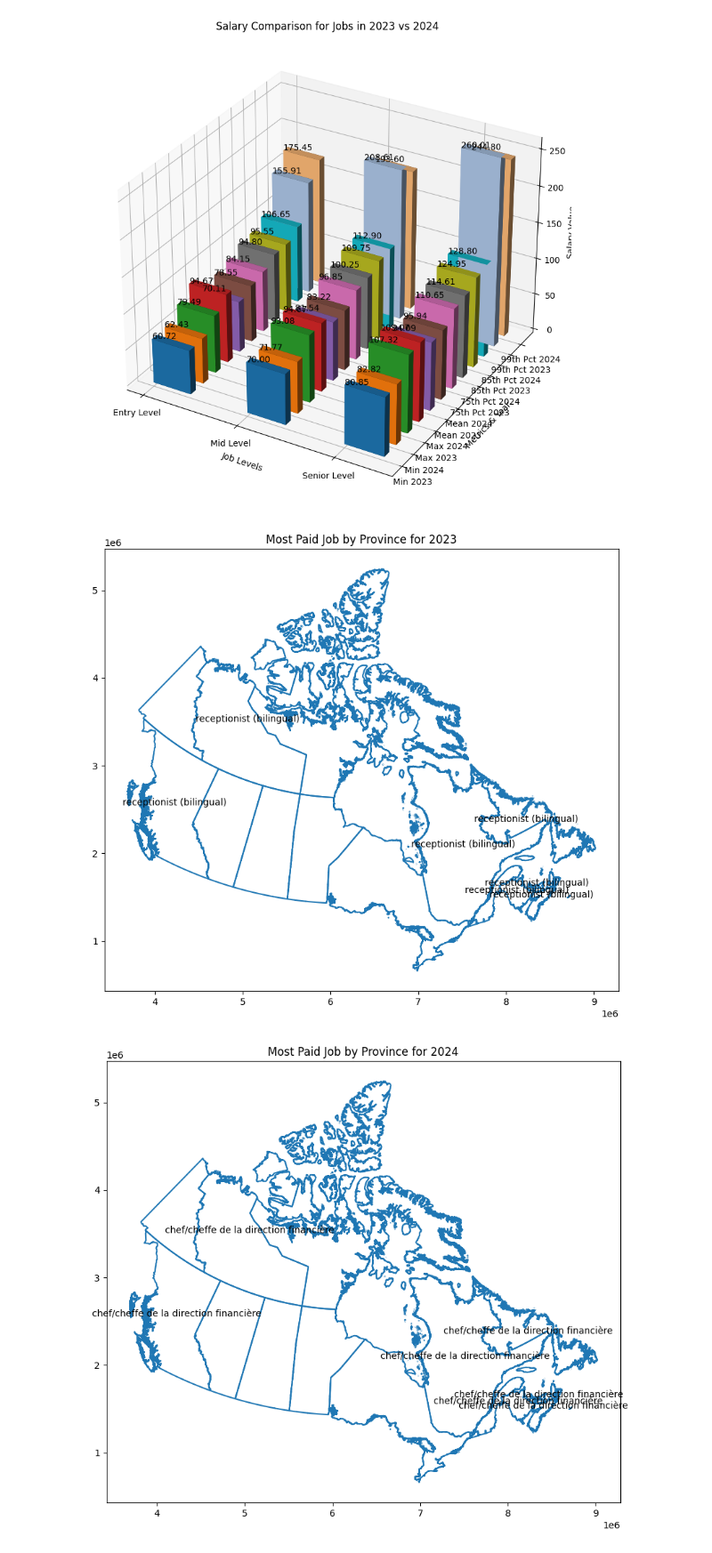
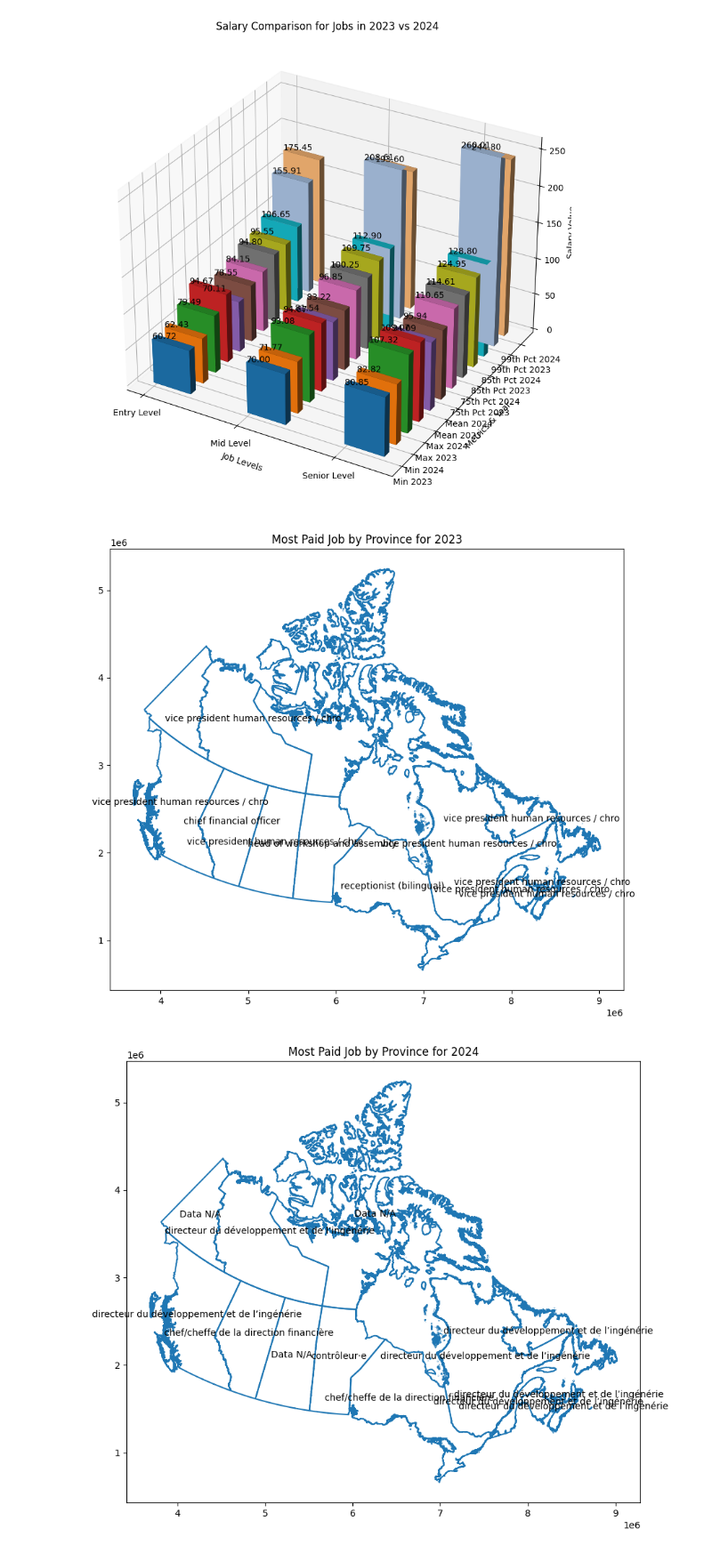
Before and after one commit to AlgoETS/Salary, a Jupyter notebook: sandbox/compare_2023_to_2024.ipynb, the cells around one changed output. Shown at 89% size. Saved outputs shown, nothing was run; the diff lists cells and outputs as text; code cells hidden in the pictures.

```diff
--- a/sandbox/compare_2023_to_2024.ipynb
+++ b/sandbox/compare_2023_to_2024.ipynb
@@ -585,24 +585,38 @@ import matplotlib.pyplot as plt
 from numpy import array, arange
 from matplotlib.cm import get_cmap
 from matplotlib.colors import Normalize
+import os
+import re
 
 def standardize_province_names(name):
+    name = name.strip().lower()
+    name = re.sub(r'/.*', '', name)
+
     mapping = {
-        'Newfoundland and Labrador': 'newfoundland & labrador',
-        'Prince Edward Island': 'prince edward island',
-        'Nova Scotia': 'nova scotia',
-        'New Brunswick': 'new brunswick',
-        'Quebec': 'québec',
-        'Ontario': 'ontario',
-        'Manitoba': 'manitoba',
-        'Saskatchewan': 'saskatchewan',
-        'Alberta': 'alberta',
-        'British Columbia': 'british columbia',
-        'Yukon': 'yukon',
-        'Northwest Territories': 'northwest territories',
-        'Nunavut': 'nunavut'
+        'newfoundland and labrador': 'newfoundland & labrador',
+        'terre-neuve-et-labrador': 'newfoundland & labrador',
+        'prince edward island': 'prince edward island',
+        'île-du-prince-édouard': 'prince edward island',
+        'nova scotia': 'nova scotia',
+        'nouvelle-écosse': 'nova scotia',
+        'new brunswick': 'new brunswick',
+        'nouveau-brunswick': 'new brunswick',
+        'quebec': 'québec',
+        'québec': 'québec',
+        'ontario': 'ontario',
+        'manitoba': 'manitoba',
+        'saskatchewan': 'saskatchewan',
+        'alberta': 'alberta',
+        'british columbia': 'british columbia',
+        'colombie-britannique': 'british columbia',
+        'yukon': 'yukon',
+        'northwest territories': 'northwest territories',
+        'territoires du nord-ouest': 'northwest territories',
+        'nunavut': 'nunavut'
     }
-    return mapping.get(name.strip(), '')
+
+    return mapping.get(name, '')
+
 
 gdf = gpd.read_file(f'{os.getcwd()}/data/geo/province.shp')
 # Add a standardized_province column to GeoDataFrame
@@ -619,26 +633,26 @@ df_sorted_2023_2024.loc[:, 'standardized_province'] = df_sorted_2023_2024['provi
 # %%
 best_payed_job_each_province = df_sorted_2023_2024.groupby(['year', 'standardized_province', 'province']).first().reset_index()
 
 # Add the job data to the GeoDataFrame
 for index, row in best_payed_job_each_province.iterrows():
     gdf.loc[gdf['standardized_province'] == row['standardized_province'], f'job_{row["year"]}'] = row['job']
 
 # Plot for the year 2023
 fig, ax = plt.subplots(1, 1, figsize=(10, 10))
 gdf.boundary.plot(ax=ax)
 gdf.apply(lambda x: ax.annotate(text=str(x.job_2023), xy=x.geometry.centroid.coords[0], ha='center', color='#000') if pd.notna(x.job_2023) else None, axis=1)
 plt.title("Most Paid Job by Province for 2023")
 plt.show()
 
 # Plot for the year 2024
 fig, ax = plt.subplots(1, 1, figsize=(10, 10))
 gdf.boundary.plot(ax=ax)
-gdf.apply(lambda x: ax.annotate(text=str(x.job_2024), xy=x.geometry.centroid.coords[0], ha='center', color='#000') if pd.notna(x.job_2024) else None, axis=1)
+gdf.apply(lambda x: ax.annotate(text=str(x.job_2024), xy=x.geometry.centroid.coords[0], ha='center') if pd.notna(x.job_2024) else ax.annotate(text='Data N/A', xy=x.geometry.centroid.coords[0], ha='center'), axis=1)
 plt.title("Most Paid Job by Province for 2024")
 plt.show()
 # %% [output]
-[figure, old version]
+[figure, new version]
-[figure, old version]
+[figure, new version]
 # %%
 %matplotlib inline
 import matplotlib.pyplot as plt
```
Also changed, not shown: parts of 3 cells of this notebook.
